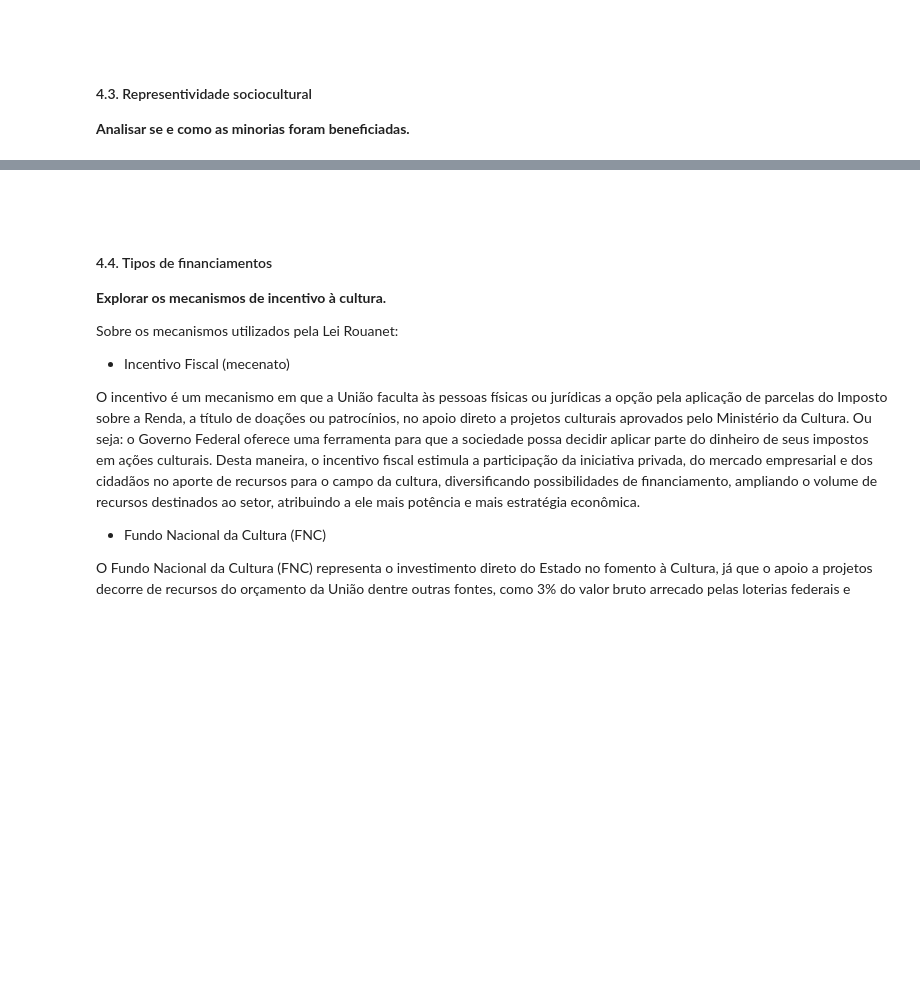
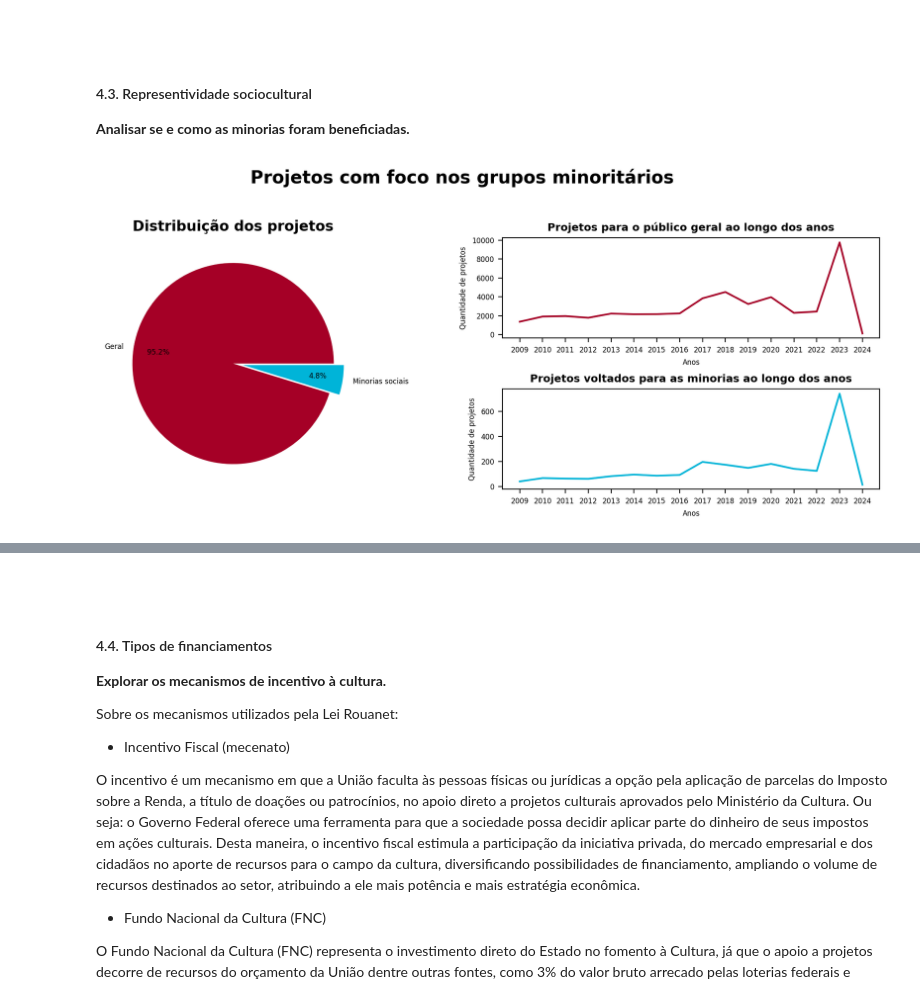
Before and after one commit to lorenaaxbastos/santander-coders-projects, a Jupyter notebook: Unit 2 - Programming Techniques I (PY)/Projeto EDA - Análise do Dataset da Lei Rouanet.ipynb, the cells around one changed output, grey strips where cells are left out. Saved outputs shown, nothing was run; the diff lists cells and outputs as text; code cells hidden in the pictures; blank space fills up the shorter version.

```diff
--- a/Unit 2 - Programming Techniques I (PY)/Projeto EDA - Análise do Dataset da Lei Rouanet.ipynb
+++ b/Unit 2 - Programming Techniques I (PY)/Projeto EDA - Análise do Dataset da Lei Rouanet.ipynb
@@ -458,7 +501,7 @@ rotulos_anos_geral, rotulos_anos_minorias = np.array(rotulos_anos).reshape(-1, 2
 valores_anos_geral, valores_anos_minorias = projetos_por_ano_minorias.values.reshape(-1, 2).T
 # %%
 plt.rcParams.update({"font.size": 6})
-cores = ["#c9184a", "#00b4d8"]
+cores = ["#A50026", "#00b4d8"]
 separacao_fatia = (0, 0.1)
 
 fig, axs = plt.subplot_mosaic([['a)', 'b)'], ['a)', 'c)']], layout='constrained', figsize=(10, 4), dpi=200)
@@ -481,33 +524,35 @@ for i, (_, ax) in enumerate(axs.items(), 1):
             valores_anos_geral,
             color=cores[0]
         )
 
         ax.set_title("Projetos para o público geral ao longo dos anos", fontsize=9, fontweight=600)
 
         ax.set_xlabel("Anos")
         ax.set_ylabel("Quantidade de projetos")
 
         ax.set_xticks(rotulos_anos_geral)
 
     else:
         ax.plot(
             rotulos_anos_minorias,
             valores_anos_minorias,
             color=cores[1]
         )
 
         ax.set_title("Projetos voltados para as minorias ao longo dos anos", fontsize=9, fontweight=600)
 
         ax.set_xlabel("Anos")
         ax.set_ylabel("Quantidade de projetos")
 
         ax.set_xticks(rotulos_anos_minorias)
 
 plt.suptitle("Projetos com foco nos grupos minoritários", fontsize=15, fontweight=1000, y=1.05)
 
 plt.tight_layout()
 
 plt.show()
+# %% [output]
+[figure, added]
 # %%
 minorias_por_area = projetos[projetos["voltado_para_minorias"] == True]["area"].value_counts().sort_values(ascending=False)
 minorias_por_regiao = projetos[projetos["voltado_para_minorias"] == True]["regiao"].value_counts().rename("qtd_projetos")
```
Also changed, not shown: parts of 21 cells of this notebook.
